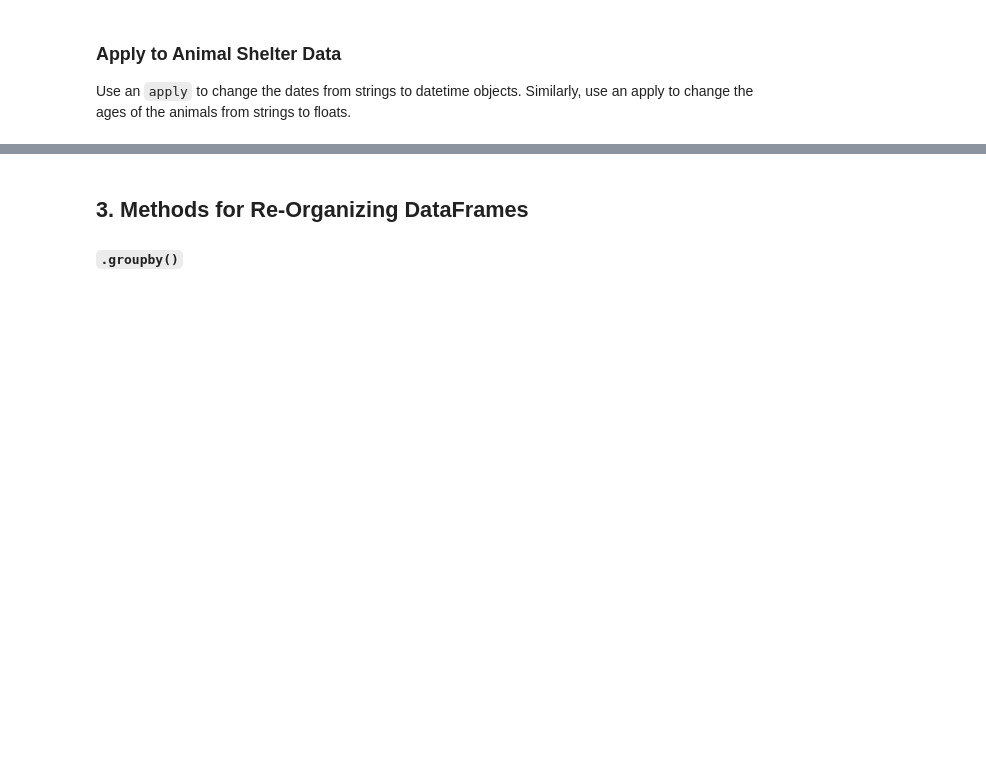
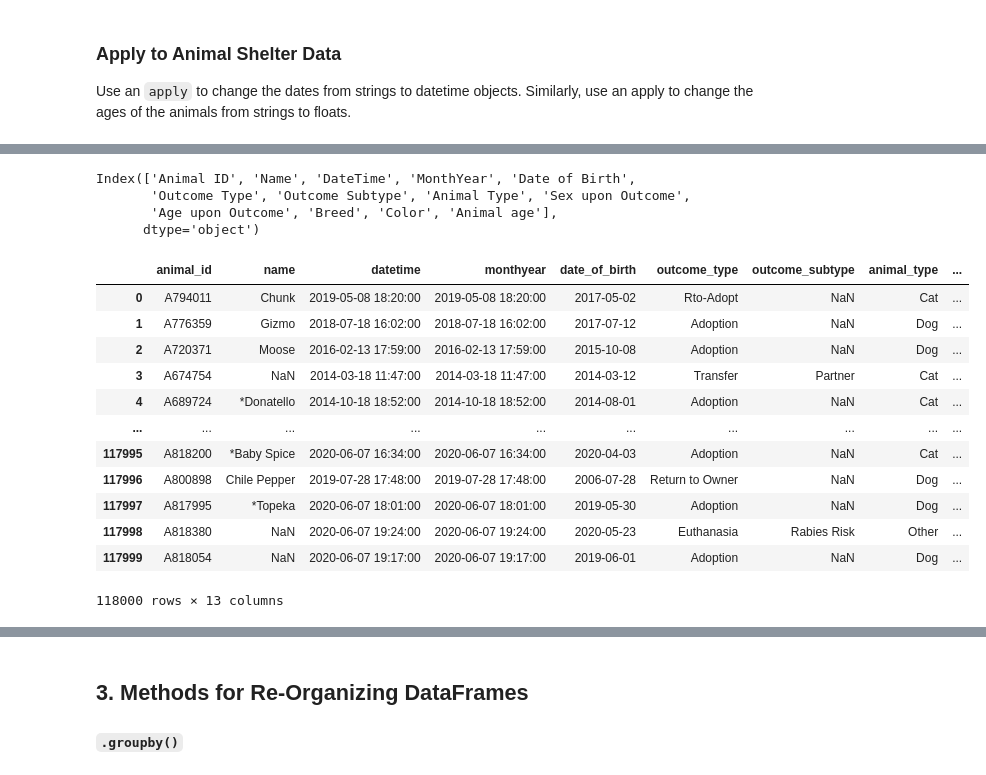
Before and after one commit to martazw/hbs-ds-060120, a Jupyter notebook: module-1/day-6-pandas-2/marta.ipynb, the cells around one changed output, grey strips where cells are left out. Cells and saved outputs as stored; diff of their text form; code cells hidden in the pictures; blank space fills up the shorter version.

```diff
--- a/module-1/day-6-pandas-2/marta.ipynb
+++ b/module-1/day-6-pandas-2/marta.ipynb
@@ -335,0 +440,2 @@ Use an `apply` to change the dates from strings to datetime objects. Similarly,
+# %%
+animal_outcomes['Date of Birth'] = pd.to_datetime(animal_outcomes['Date of Birth'])
@@ -335,0 +484,3 @@ Use an `apply` to change the dates from strings to datetime objects. Similarly,
+# %%
+def calculate_age(val):
+    return((datetime.datetime.now()- val).days / 365)
@@ -335,0 +506,3 @@ Use an `apply` to change the dates from strings to datetime objects. Similarly,
+# %%
+#New column
+animal_outcomes['Animal age'] = animal_outcomes['Date of Birth'].map(calculate_age)
@@ -335,0 +518,28 @@ Use an `apply` to change the dates from strings to datetime objects. Similarly,
+# %%
+# make all columns lower case and remove spaces
+
+animal_outcomes.columns
+# %% [output]
+Index(['Animal ID', 'Name', 'DateTime', 'MonthYear', 'Date of Birth',
+       'Outcome Type', 'Outcome Subtype', 'Animal Type', 'Sex upon Outcome',
+       'Age upon Outcome', 'Breed', 'Color', 'Animal age'],
+      dtype='object')
+# %%
+# make all columns lower case and remove spaces
+
+animal_outcomes.columns = [x.replace(' ', '_').lower() for x in animal_outcomes.columns]
+animal_outcomes
+# %% [output]
+|  | animal_id | name | datetime | monthyear | date_of_birth | outcome_type | outcome_subtype | animal_type | ... |
+| 0 | A794011 | Chunk | 2019-05-08 18:20:00 | 2019-05-08 18:20:00 | 2017-05-02 | Rto-Adopt | NaN | Cat | ... |
+| 1 | A776359 | Gizmo | 2018-07-18 16:02:00 | 2018-07-18 16:02:00 | 2017-07-12 | Adoption | NaN | Dog | ... |
+| 2 | A720371 | Moose | 2016-02-13 17:59:00 | 2016-02-13 17:59:00 | 2015-10-08 | Adoption | NaN | Dog | ... |
+| 3 | A674754 | NaN | 2014-03-18 11:47:00 | 2014-03-18 11:47:00 | 2014-03-12 | Transfer | Partner | Cat | ... |
+| 4 | A689724 | *Donatello | 2014-10-18 18:52:00 | 2014-10-18 18:52:00 | 2014-08-01 | Adoption | NaN | Cat | ... |
+| ... | ... | ... | ... | ... | ... | ... | ... | ... | ... |
+| 117995 | A818200 | *Baby Spice | 2020-06-07 16:34:00 | 2020-06-07 16:34:00 | 2020-04-03 | Adoption | NaN | Cat | ... |
+| 117996 | A800898 | Chile Pepper | 2019-07-28 17:48:00 | 2019-07-28 17:48:00 | 2006-07-28 | Return to Owner | NaN | Dog | ... |
+| 117997 | A817995 | *Topeka | 2020-06-07 18:01:00 | 2020-06-07 18:01:00 | 2019-05-30 | Adoption | NaN | Dog | ... |
+| 117998 | A818380 | NaN | 2020-06-07 19:24:00 | 2020-06-07 19:24:00 | 2020-05-23 | Euthanasia | Rabies Risk | Other | ... |
+| 117999 | A818054 | NaN | 2020-06-07 19:17:00 | 2020-06-07 19:17:00 | 2019-06-01 | Adoption | NaN | Dog | ... |
+118000 rows × 13 columns
```
Also changed, not shown: parts of 25 cells of this notebook.
